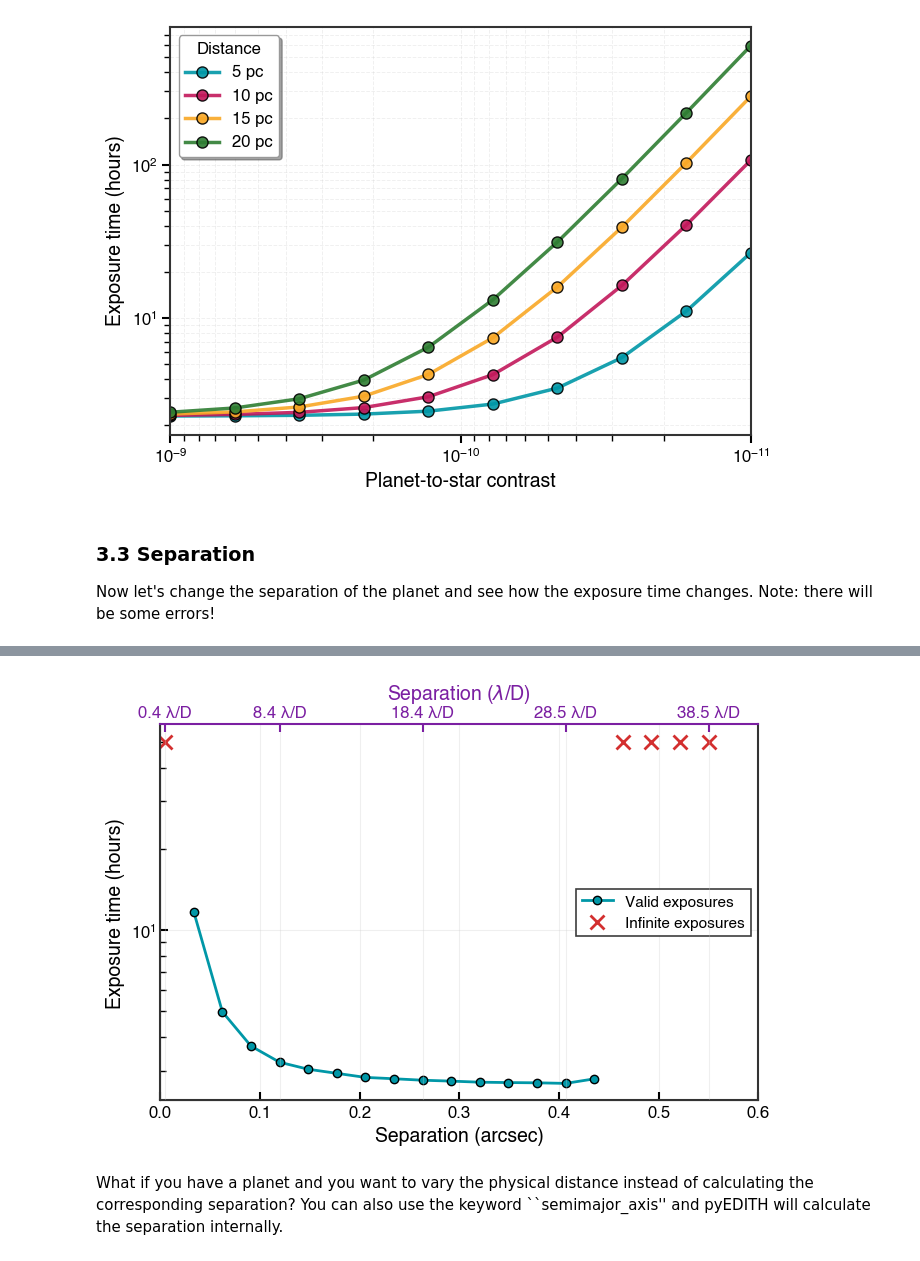
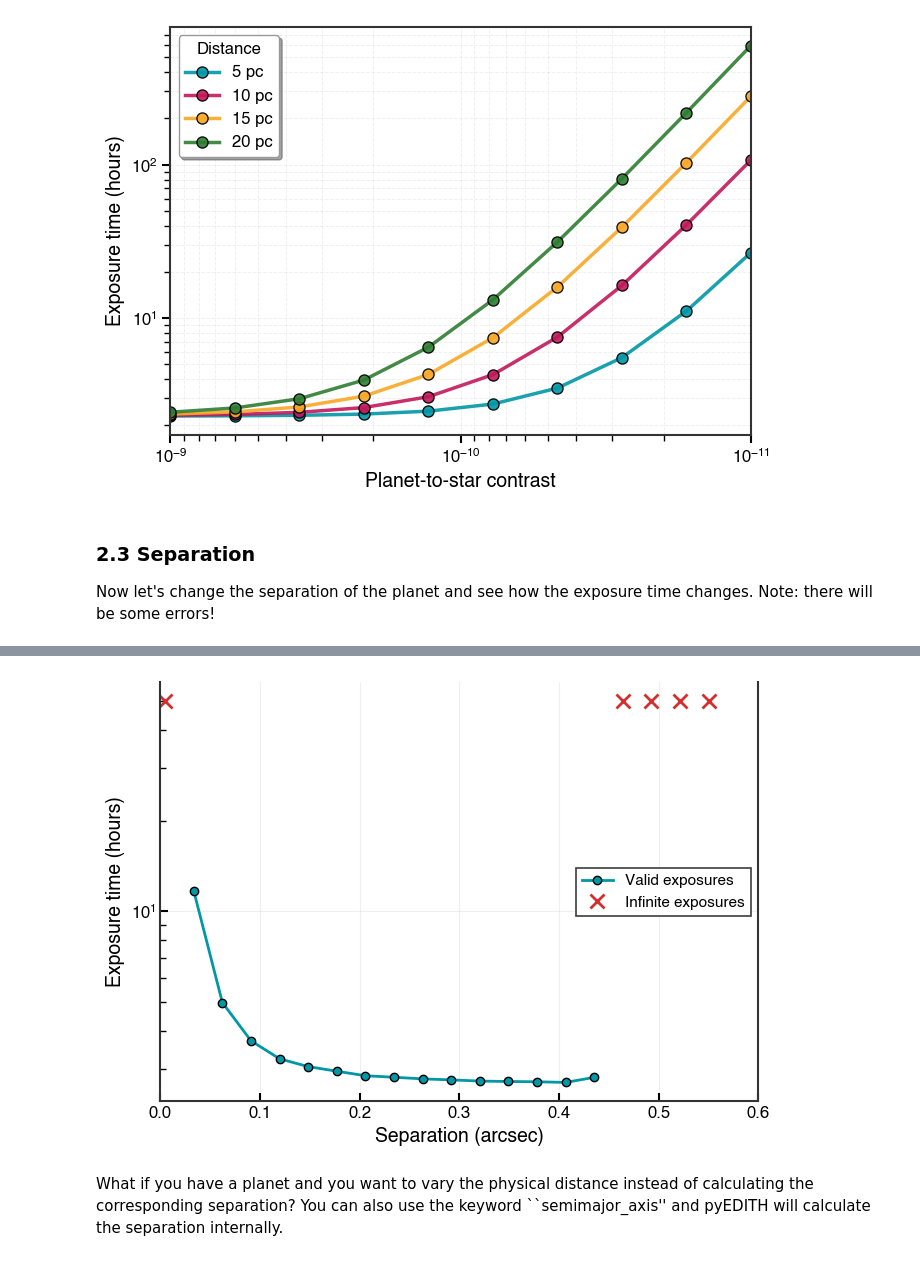
Before and after one commit to eleonoraalei/pyEDITH, a Jupyter notebook: tutorials/imaging_tutorial.ipynb, the cells around one changed output, grey strips where cells are left out. Drawn from its saved outputs; the diff is of its cells as text; code cells hidden in the pictures.

```diff
--- a/tutorials/imaging_tutorial.ipynb
+++ b/tutorials/imaging_tutorial.ipynb
@@ -317,7 +271,7 @@ plt.tight_layout()
 # %% [output]
 [figure]
 # %% [markdown]
-### 3.3 Separation
+### 2.3 Separation
 
 Now let's change the separation of the planet and see how the exposure time changes. Note: there will be some errors!
 # %%
@@ -356,34 +310,6 @@ for spine in ['bottom','left','right']:
     ax1.spines[spine].set_visible(True)
     ax1.spines[spine].set_linewidth(1.5)
 
-# Secondary x-axis (lambda/D)
-separations_lod = arcsec_to_lambda_d(separations*ARCSEC,
-                                     observation.wavelength[0].to(LENGTH),
-                                     observatory.telescope.diameter.to(LENGTH))
-
-num_ticks = 5
-tick_indices = np.linspace(0, len(separations) - 1, num_ticks, dtype=int)
-reduced_separations = [separations[i] for i in tick_indices]
-reduced_separations_lod = [separations_lod[i] for i in tick_indices]
-
-ax2 = ax1.twiny()
-ax2.set_xticks(reduced_separations)
-ax2.set_xticklabels([f'{m:.1f}' for m in reduced_separations_lod],color=colors.purple)
-ax2.set_xlim(ax1.get_xlim())
-ax2.set_xlabel(r'Separation ($\lambda$/D)', fontsize=14, fontweight='bold',color=colors.purple)
-ax2.tick_params(axis='x', which='major', labelsize=12, direction='in',
-                width=1.5, length=6,color=colors.purple)
-
-
-for spine in ['top']:
-    ax2.spines[spine].set_visible(True)
-    ax2.spines[spine].set_linewidth(1.5)
-    ax2.spines[spine].set_color(colors.purple)
-
-
-
-
-
 
 legend = ax1.legend(loc='best', frameon=True, fancybox=False, shadow=False,
                    fontsize=11, edgecolor='#333333', framealpha=0.95)
@@ -399,4 +325,4 @@ plt.tight_layout()
-[figure, old version]
+[figure, new version]
 # %% [markdown]
 What if you have a planet and you want to vary the physical distance instead of calculating the corresponding separation? You can also use the keyword ``semimajor_axis'' and pyEDITH will calculate the separation internally.
 # %%
```
Also changed, not shown: parts of 20 cells of this notebook, 7 other files.
